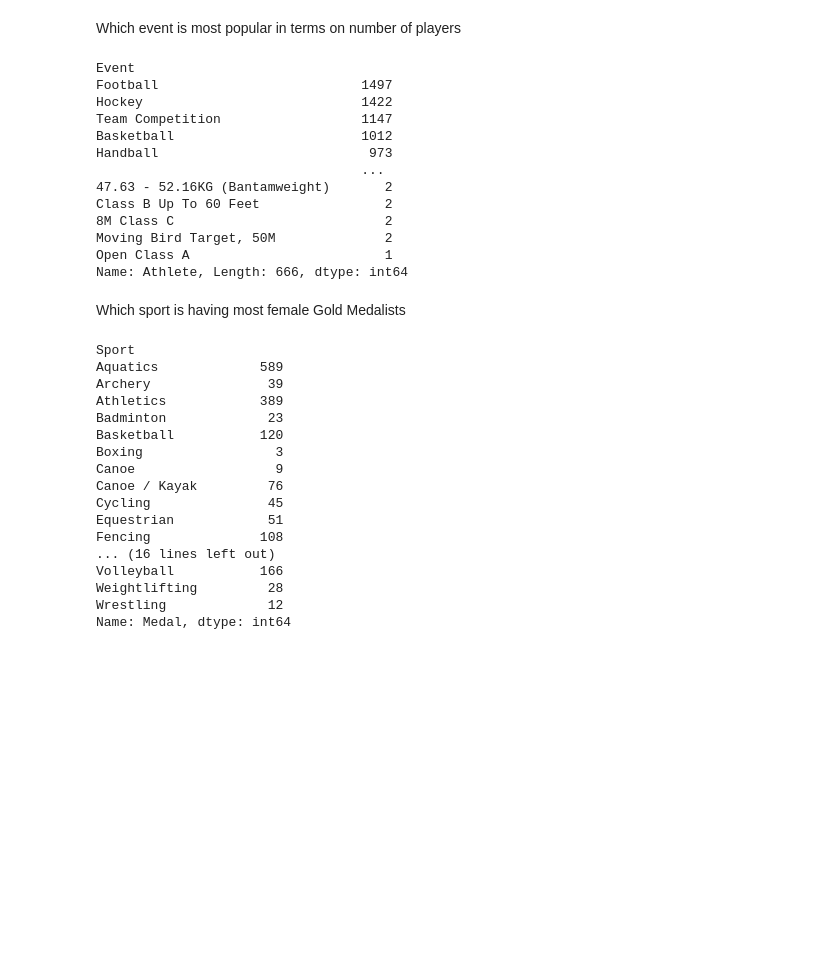
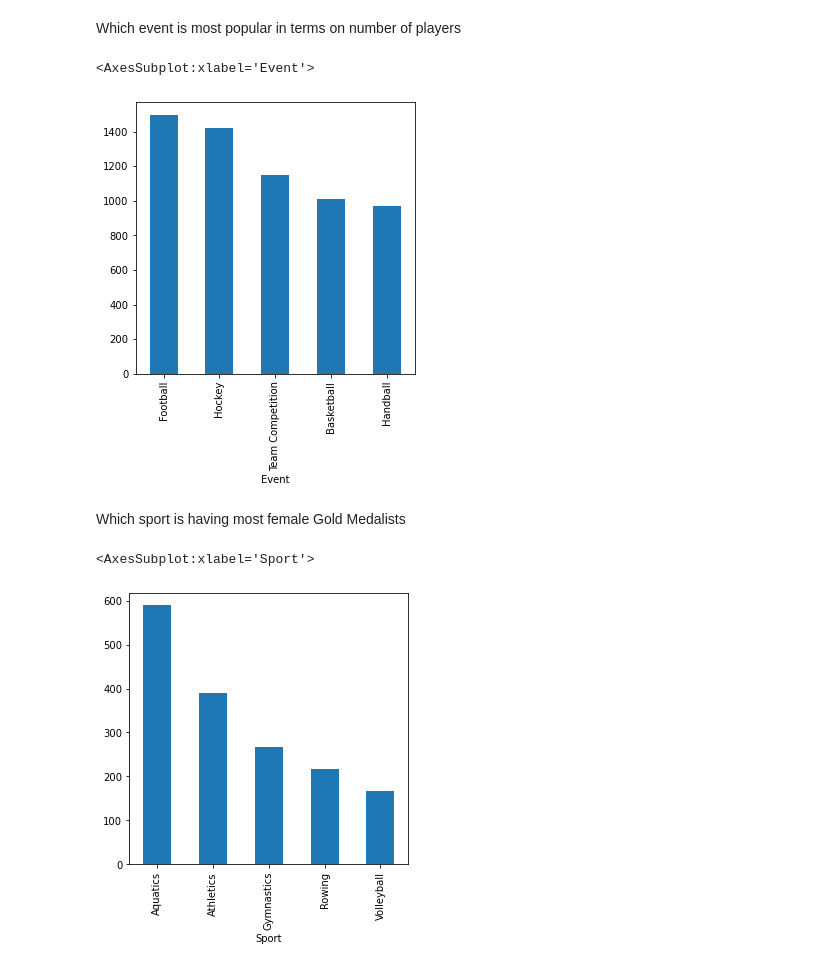
Before and after one commit to jahnavir113/Summer_Olympics_Analysis, a Jupyter notebook: SUMMER_OLYMPICS_ANALYSIS-checkpoint.ipynb, the cells around one changed output. Saved outputs shown, nothing was run; the diff lists cells and outputs as text; code cells hidden in the pictures; blank space fills up the shorter version.

```diff
--- a/SUMMER_OLYMPICS_ANALYSIS-checkpoint.ipynb
+++ b/SUMMER_OLYMPICS_ANALYSIS-checkpoint.ipynb
@@ -94,42 +82,16 @@ ik.head()
 # %% [markdown]
 Which event is most popular in terms on number of players
 # %%
-df.groupby("Event").count()['Athlete'].sort_values(ascending=False)
+df.groupby("Event").count()['Athlete'].sort_values(ascending=False).head().plot.bar(figsize=(5,5))
 # %% [output]
-Event
-Football                          1497
-Hockey                            1422
-Team Competition                  1147
-Basketball                        1012
-Handball                           973
-                                  ...
-47.63 - 52.16KG (Bantamweight)       2
-Class B Up To 60 Feet                2
-8M Class C                           2
-Moving Bird Target, 50M              2
-Open Class A                         1
-Name: Athlete, Length: 666, dtype: int64
+<AxesSubplot:xlabel='Event'>
+[figure, added]
 # %% [markdown]
 Which sport is having most female Gold Medalists
 # %%
 i=l.groupby("Gender")
 fm=i.get_group("Women")
-fm.groupby('Sport').count()["Medal"]
+fm.groupby('Sport').count()["Medal"].sort_values(ascending=False).head().plot.bar(figsize=(5,5))
 # %% [output]
-Sport
-Aquatics             589
-Archery               39
-Athletics            389
-Badminton             23
-Basketball           120
-Boxing                 3
-Canoe                  9
-Canoe / Kayak         76
-Cycling               45
-Equestrian            51
-Fencing              108
-... (16 lines left out)
-Volleyball           166
-Weightlifting         28
-Wrestling             12
-Name: Medal, dtype: int64
+<AxesSubplot:xlabel='Sport'>
+[figure, added]
```
Also changed, not shown: parts of 4 cells of this notebook.
